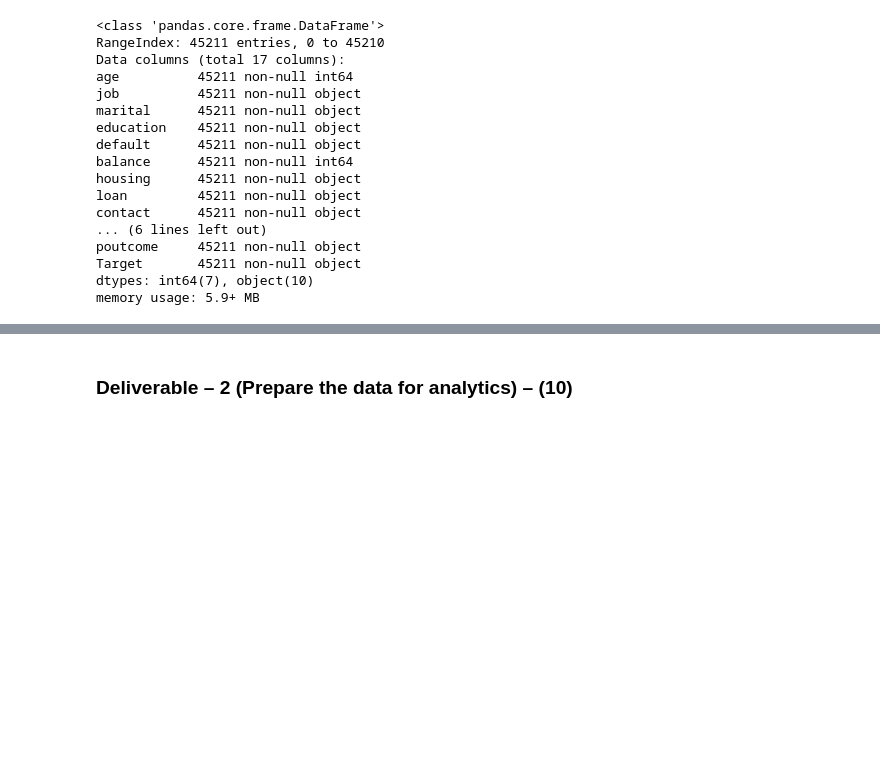
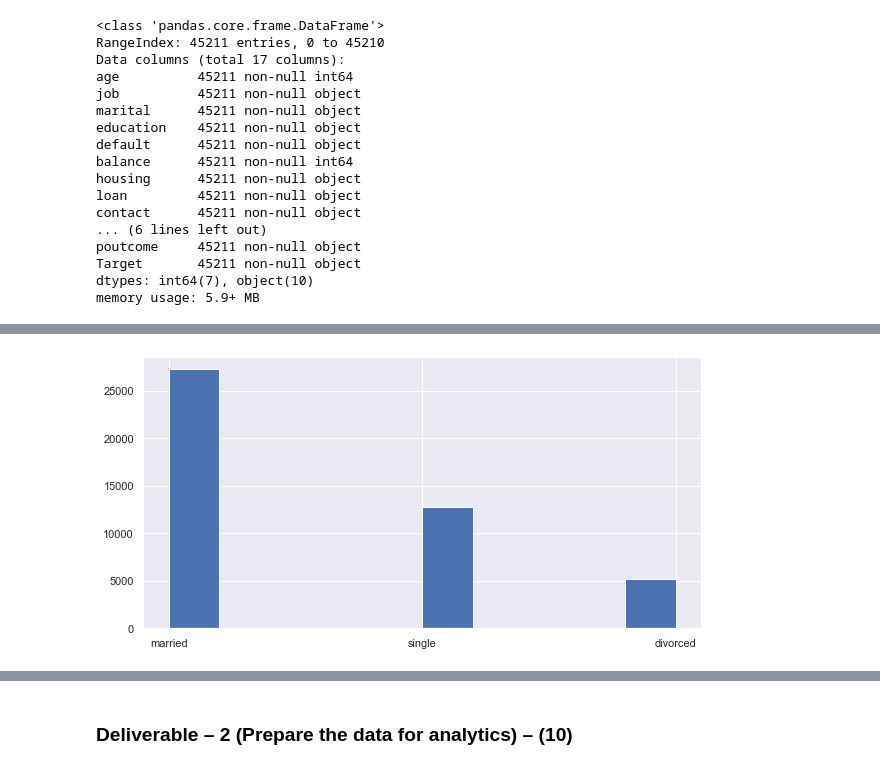
Before and after one commit to GreatLearningAIML1/gl-pgp-aiml-uta-intl-mar20-olabodejames, a Jupyter notebook: Ensemble Learning - Project/Ensemble Learning Project - Olabode James - Solution.ipynb, the cells around one changed output, grey strips where cells are left out. Saved outputs shown, nothing was run; the diff lists cells and outputs as text; code cells hidden in the pictures; blank space fills up the shorter version.

```diff
--- a/Ensemble Learning - Project/Ensemble Learning Project - Olabode James - Solution.ipynb
+++ b/Ensemble Learning - Project/Ensemble Learning Project - Olabode James - Solution.ipynb
@@ -79,0 +412,6 @@ memory usage: 5.9+ MB
+# %%
+#Checking marital status Distribution For our bank's current depositors dataset
+plt.figure(figsize=(10,5))
+plt.hist(maritalAnalysis);
+# %% [output]
+[figure, added]
```
Also changed, not shown: parts of 164 cells of this notebook, 2 other files.
